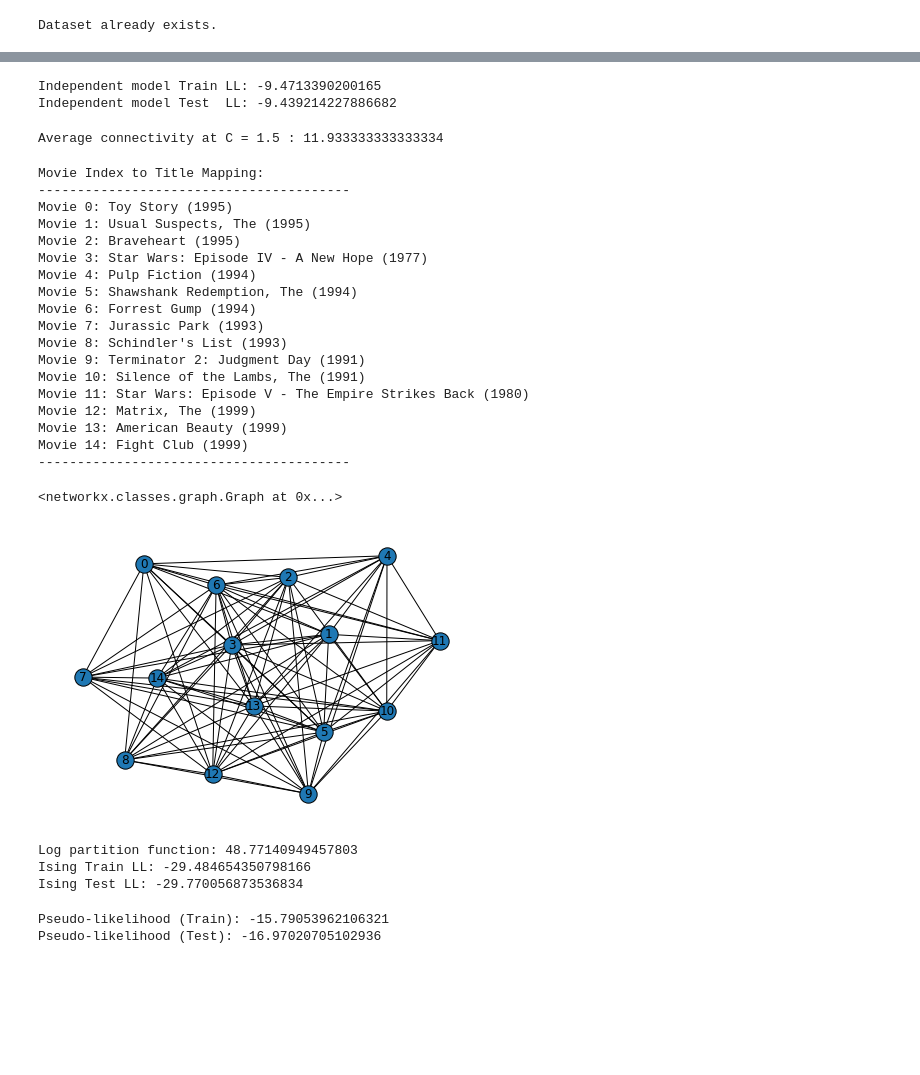
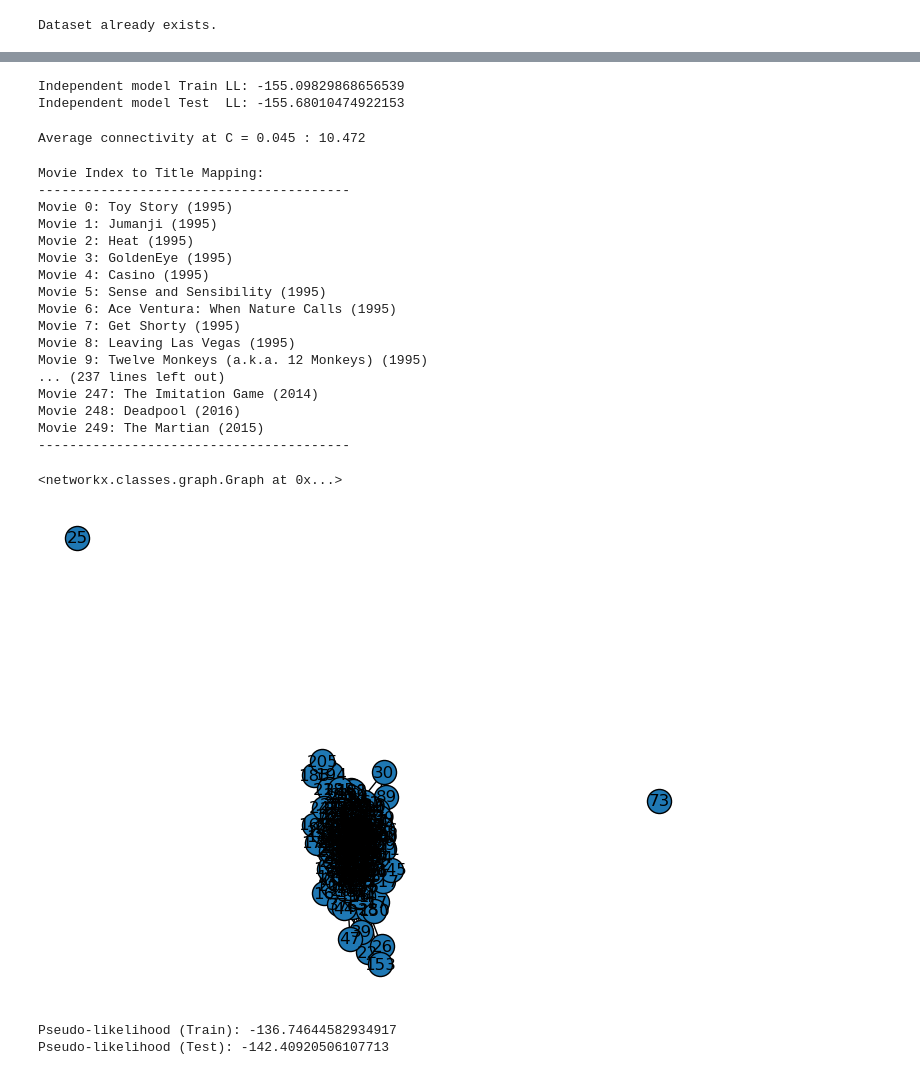
Before and after one commit to nathantandrews/cs179-project, a Jupyter notebook: experimental/testing_ising_model.ipynb, the cells around one changed output, grey strips where cells are left out. Saved outputs shown, nothing was run; the diff lists cells and outputs as text; code cells hidden in the pictures; blank space fills up the shorter version.

```diff
--- a/experimental/testing_ising_model.ipynb
+++ b/experimental/testing_ising_model.ipynb
@@ -36,18 +38,18 @@ else:
 # %% [output]
 Dataset already exists.
 # %%
-ratings = pd.read_csv('ml-latest-small/ratings.csv')
+ratings = pd.read_csv('ml-latest/ratings.csv')
 
 # Filter top users/movies
-top_users = ratings['userId'].value_counts().head(2500).index
-top_movies = ratings['movieId'].value_counts().head(15).index
+top_users = ratings['userId'].value_counts().head(1000).index
+top_movies = ratings['movieId'].value_counts().head(250).index
 
 
 filtered = ratings[(ratings['userId'].isin(top_users)) & (ratings['movieId'].isin(top_movies))]
 pivot = filtered.pivot(index='userId', columns='movieId', values='rating').fillna(0)
 
 # Binary matrix: 1 if liked (rating ≥ 4), else 0
-X = (pivot >= 4).astype(int).to_numpy()
+X = (pivot >= 4.0).astype(int).to_numpy()
 # %%
 movies = pd.read_csv(os.path.join(extract_folder, 'movies.csv'))
 id_to_title = dict(zip(movies['movieId'], movies['title']))
@@ -67,12 +69,12 @@ model0 = gm.GraphModel([gm.Factor([gm.Var(i, 2)], [1 - pXi[i], pXi[i]]) for i in
 print("Independent model Train LL:", np.mean([model0.logValue(x) for x in Xtr]))
 print("Independent model Test  LL:", np.mean([model0.logValue(x) for x in Xte]))
 # %% [output]
-Independent model Train LL: -9.4713390200165
-Independent model Test  LL: -9.439214227886682
+Independent model Train LL: -155.09829868656539
+Independent model Test  LL: -155.68010474922153
 # %%
 from sklearn.linear_model import LogisticRegression
 
-C = 1.5  # Regularization strength
+C = 0.045  # Regularization strength
 nbrs, th_ij, th_i = [None] * nMovies, [None] * nMovies, np.zeros((nMovies,))
 Xtmp = np.copy(Xtr)
 
@@ -86,7 +88,7 @@ for i in range(nMovies):
 
 print("Average connectivity at C =", C, ":", np.mean([len(nn) for nn in nbrs]))
 # %% [output]
-Average connectivity at C = 1.5 : 11.933333333333334
+Average connectivity at C = 0.045 : 10.472
 # %%
 factors = [gm.Factor(gm.Var(i, 2), [-t, t]).exp() for i, t in enumerate(th_i)]
 for i in range(nMovies):
@@ -99,48 +101,43 @@ model1 = gm.GraphModel(factors)
 model1.makeMinimal()
 # %%
 # Print mapping of movie indices to titles
-print("Movie Index to Title Mapping:")
-print("-" * 40)
-for var in model1.vars:
-    print(f"Movie {var.label}: {short[var.label]}")
-print("-" * 40)
+# print("Movie Index to Title Mapping:")
+# print("-" * 40)
+# for var in model1.vars:
+#     print(f"Movie {var.label}: {short[var.label]}")
+# print("-" * 40)
 
 # Draw graph with numeric labels
 short_labels = {var.label: var.label for var in model1.vars}
 gm.drawMarkovGraph(model1, labels=short_labels)
 # %% [output]
 Movie Index to Title Mapping:
 ----------------------------------------
 Movie 0: Toy Story (1995)
-Movie 1: Usual Suspects, The (1995)
-Movie 2: Braveheart (1995)
-Movie 3: Star Wars: Episode IV - A New Hope (1977)
-Movie 4: Pulp Fiction (1994)
-Movie 5: Shawshank Redemption, The (1994)
-Movie 6: Forrest Gump (1994)
-Movie 7: Jurassic Park (1993)
-Movie 8: Schindler's List (1993)
-Movie 9: Terminator 2: Judgment Day (1991)
-Movie 10: Silence of the Lambs, The (1991)
-Movie 11: Star Wars: Episode V - The Empire Strikes Back (1980)
-Movie 12: Matrix, The (1999)
-Movie 13: American Beauty (1999)
-Movie 14: Fight Club (1999)
+Movie 1: Jumanji (1995)
+Movie 2: Heat (1995)
+Movie 3: GoldenEye (1995)
+Movie 4: Casino (1995)
+Movie 5: Sense and Sensibility (1995)
+Movie 6: Ace Ventura: When Nature Calls (1995)
+Movie 7: Get Shorty (1995)
+Movie 8: Leaving Las Vegas (1995)
+Movie 9: Twelve Monkeys (a.k.a. 12 Monkeys) (1995)
+... (237 lines left out)
+Movie 247: The Imitation Game (2014)
+Movie 248: Deadpool (2016)
+Movie 249: The Martian (2015)
 ----------------------------------------
 <networkx.classes.graph.Graph at 0x...>
-[figure, old version]
+[figure, new version]
 # %%
-order, _ = gm.eliminationOrder(model1, 'minfill')
-jt = gm.wmb.JTree(model1, elimOrder=order)
-lnZ = jt.msgForward()
+# order, _ = gm.eliminationOrder(model1, 'minfill')
+# jt = gm.wmb.JTree(model1, elimOrder=order)
+# lnZ = jt.msgForward()
 
-print("Log partition function:", lnZ)
-print("Ising Train LL:", np.mean([model1.logValue(x) for x in Xtr]) - lnZ)
-print("Ising Test LL:", np.mean([model1.logValue(x) for x in Xte]) - lnZ)
+# print("Log partition function:", lnZ)
+# print("Ising Train LL:", np.mean([model1.logValue(x) for x in Xtr]) - lnZ)
+# print("Ising Test LL:", np.mean([model1.logValue(x) for x in Xte]) - lnZ)
-# %% [output]
-Log partition function: 48.77140949457803
-Ising Train LL: -29.484654350798166
-Ising Test LL: -29.770056873536834
 # %%
 def conditional(factor, i, x):
     return factor.t[tuple(x[v] if v != i else slice(v.states) for v in factor.vars)]
@@ -159,5 +156,5 @@ def pseudolikelihood(model, X):
 print("Pseudo-likelihood (Train):", pseudolikelihood(model1, Xtr).mean())
 print("Pseudo-likelihood (Test):", pseudolikelihood(model1, Xte).mean())
 # %% [output]
-Pseudo-likelihood (Train): -15.79053962106321
-Pseudo-likelihood (Test): -16.97020705102936
+Pseudo-likelihood (Train): -136.74644582934917
+Pseudo-likelihood (Test): -142.40920506107713
```
Also changed, not shown: parts of 6 cells of this notebook, 2 other files.
